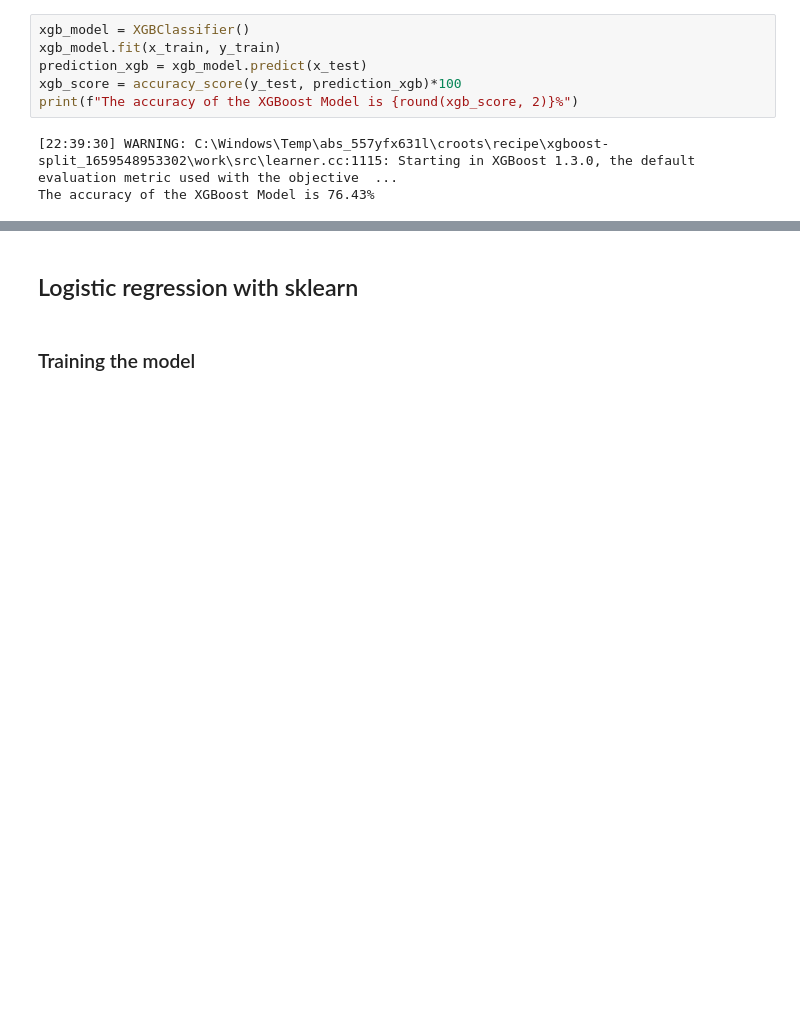
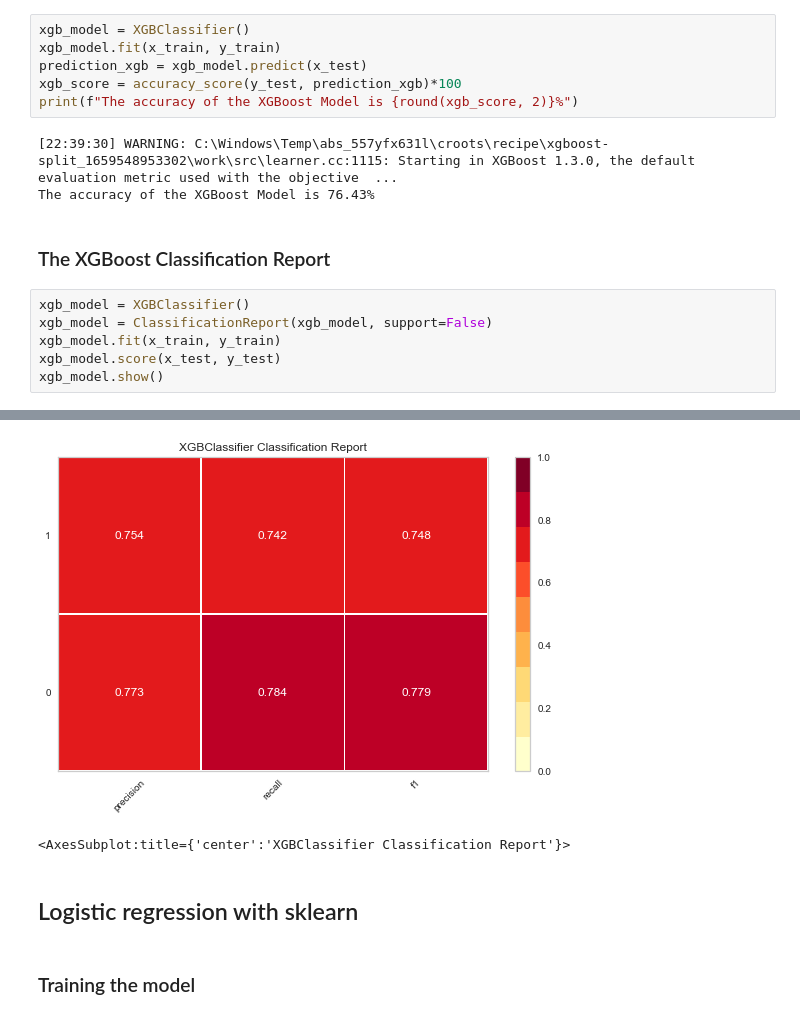
Before and after one commit to I-Sobe/absenteeism, a Jupyter notebook: scripts/machine_learning.ipynb, the cells around one changed output, grey strips where cells are left out. Cells and saved outputs as stored; diff of their text form; blank space fills up the shorter version.

```diff
--- a/scripts/machine_learning.ipynb
+++ b/scripts/machine_learning.ipynb
@@ -247,3 +248,12 @@ print(f"The accuracy of the XGBoost Model is {round(xgb_score, 2)}%")
 # %% [output]
 [22:39:30] WARNING: C:\Windows\Temp\abs_557yfx631l\croots\recipe\xgboost-split_1659548953302\work\src\learner.cc:1115: Starting in XGBoost 1.3.0, the default evaluation metric used with the objective  ...
 The accuracy of the XGBoost Model is 76.43%
+# %% [markdown]
+### The XGBoost Classification Report
+# %%
+xgb_model = XGBClassifier()
+xgb_model = ClassificationReport(xgb_model, support=False)
+xgb_model.fit(x_train, y_train)
+xgb_model.score(x_test, y_test)
+xgb_model.show()
+# %% [output]
@@ -250,3 +261,5 @@ The accuracy of the XGBoost Model is 76.43%
+[figure, added]
+<AxesSubplot:title={'center':'XGBClassifier Classification Report'}>
 # %% [markdown]
 ## Logistic regression with sklearn
 # %% [markdown]
```
Also changed, not shown: parts of 6 cells of this notebook.
